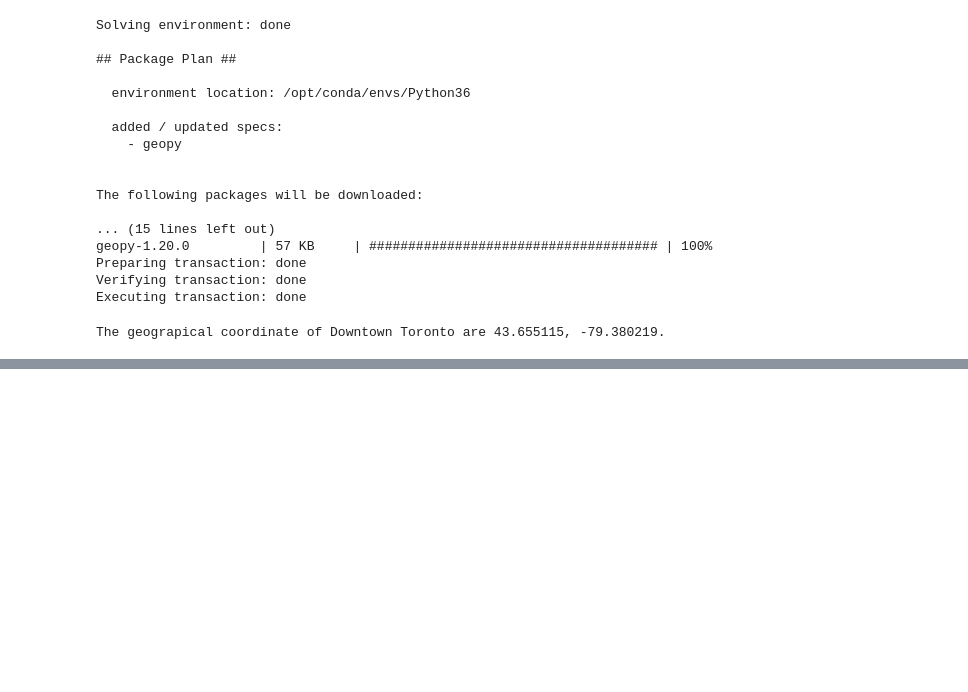
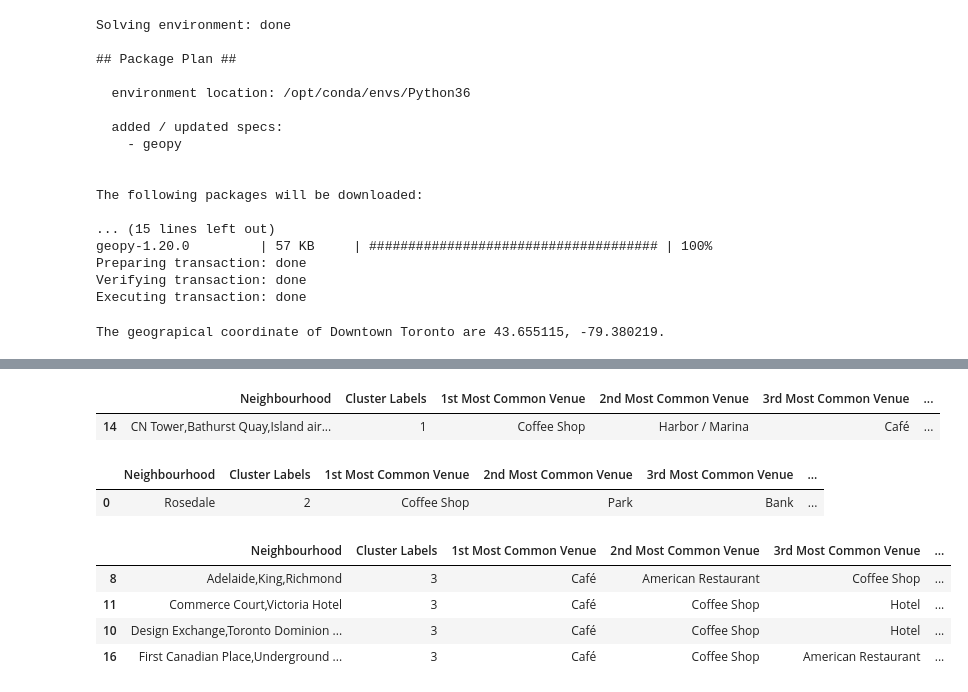
Before and after one commit to HodaMYoung/CapstonProject, a Jupyter notebook: Week3_Problem3.ipynb, the cells around one changed output, grey strips where cells are left out. Saved outputs shown, nothing was run; the diff lists cells and outputs as text; code cells hidden in the pictures; blank space fills up the shorter version.

```diff
--- a/Week3_Problem3.ipynb
+++ b/Week3_Problem3.ipynb
@@ -481,0 +495,18 @@ map_clusters
+# %%
+Toronto_Neighbourhood.loc[Toronto_Neighbourhood['Cluster Labels'] == 1, Toronto_Neighbourhood.columns[[2] + list(range(5, Toronto_Neighbourhood.shape[1]))]]
+# %% [output]
+|  | Neighbourhood | Cluster Labels | 1st Most Common Venue | 2nd Most Common Venue | 3rd Most Common Venue | ... |
+| 14 | CN Tower,Bathurst Quay,Island air... | 1 | Coffee Shop | Harbor / Marina | Café | ... |
+# %%
+Toronto_Neighbourhood.loc[Toronto_Neighbourhood['Cluster Labels'] == 2, Toronto_Neighbourhood.columns[[2] + list(range(5, Toronto_Neighbourhood.shape[1]))]]
+# %% [output]
+|  | Neighbourhood | Cluster Labels | 1st Most Common Venue | 2nd Most Common Venue | 3rd Most Common Venue | ... |
+| 0 | Rosedale | 2 | Coffee Shop | Park | Bank | ... |
+# %%
+Toronto_Neighbourhood.loc[Toronto_Neighbourhood['Cluster Labels'] == 3, Toronto_Neighbourhood.columns[[2] + list(range(5, Toronto_Neighbourhood.shape[1]))]]
+# %% [output]
+|  | Neighbourhood | Cluster Labels | 1st Most Common Venue | 2nd Most Common Venue | 3rd Most Common Venue | ... |
+| 8 | Adelaide,King,Richmond | 3 | Café | American Restaurant | Coffee Shop | ... |
+| 11 | Commerce Court,Victoria Hotel | 3 | Café | Coffee Shop | Hotel | ... |
+| 10 | Design Exchange,Toronto Dominion ... | 3 | Café | Coffee Shop | Hotel | ... |
+| 16 | First Canadian Place,Underground ... | 3 | Café | Coffee Shop | American Restaurant | ... |
```
Also changed, not shown: parts of 3 cells of this notebook.
